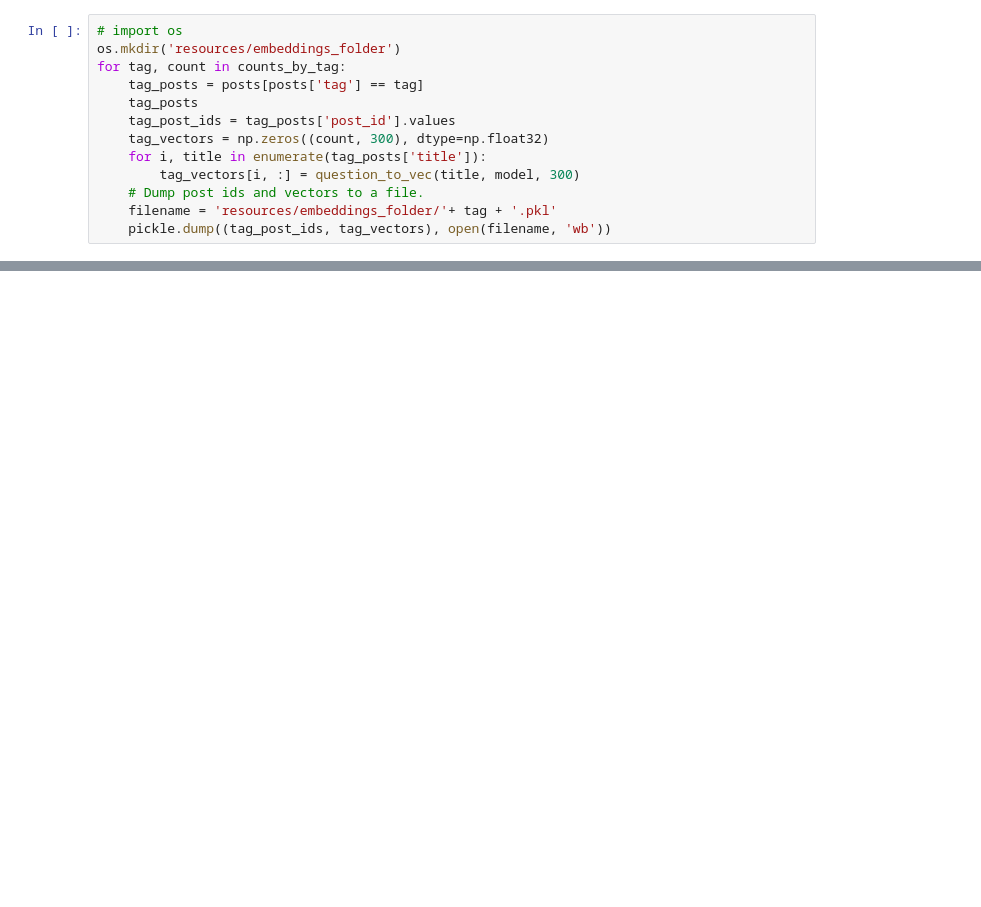
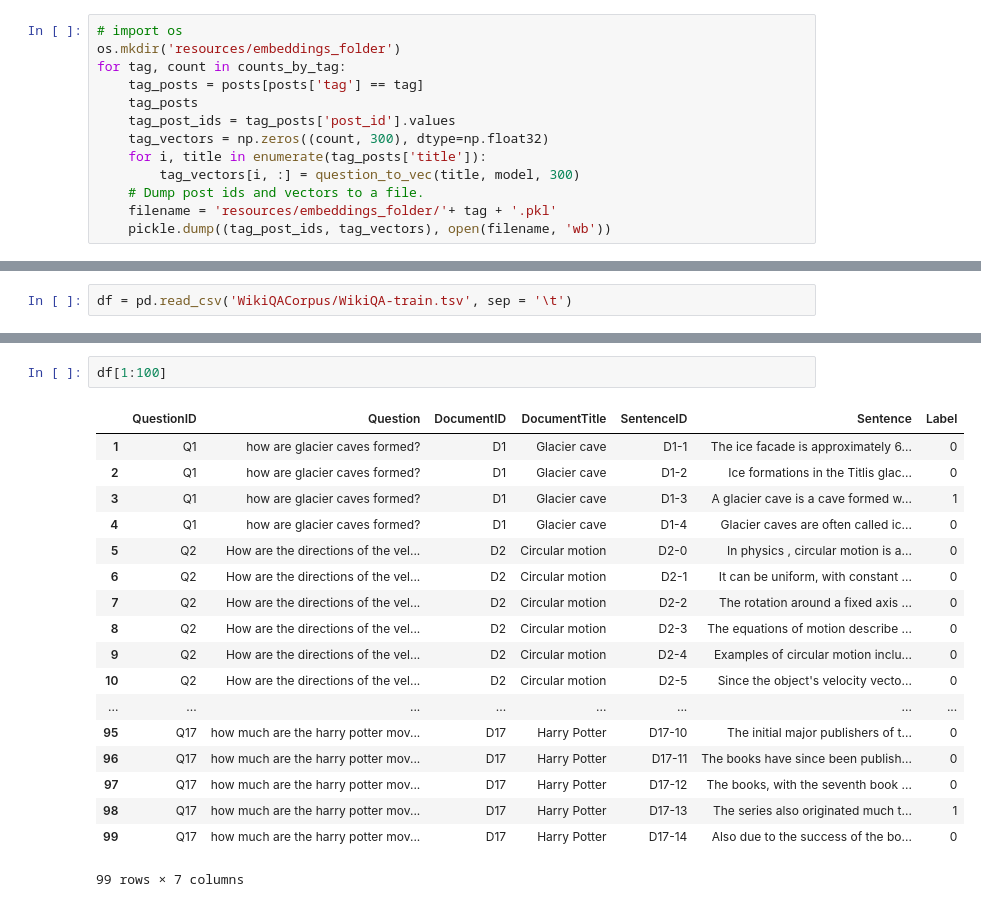
Before and after one commit to melsayed-7/ChatBot-Project, a Jupyter notebook: Code_2.ipynb, the cells around one changed output, grey strips where cells are left out. Cells and saved outputs as stored; diff of their text form; blank space fills up the shorter version.

```diff
--- a/Code_2.ipynb
+++ b/Code_2.ipynb
@@ -532,0 +518,2 @@ array([5947137])
+# %%
+df = pd.read_csv('WikiQACorpus/WikiQA-train.tsv', sep = '\t')
@@ -532,0 +680,21 @@ array([5947137])
+# %%
+df[1:100]
+# %% [output]
+|  | QuestionID | Question | DocumentID | DocumentTitle | SentenceID | Sentence | Label |
+| 1 | Q1 | how are glacier caves formed? | D1 | Glacier cave | D1-1 | The ice facade is approximately 6... | 0 |
+| 2 | Q1 | how are glacier caves formed? | D1 | Glacier cave | D1-2 | Ice formations in the Titlis glac... | 0 |
+| 3 | Q1 | how are glacier caves formed? | D1 | Glacier cave | D1-3 | A glacier cave is a cave formed w... | 1 |
+| 4 | Q1 | how are glacier caves formed? | D1 | Glacier cave | D1-4 | Glacier caves are often called ic... | 0 |
+| 5 | Q2 | How are the directions of the vel... | D2 | Circular motion | D2-0 | In physics , circular motion is a... | 0 |
+| 6 | Q2 | How are the directions of the vel... | D2 | Circular motion | D2-1 | It can be uniform, with constant ... | 0 |
+| 7 | Q2 | How are the directions of the vel... | D2 | Circular motion | D2-2 | The rotation around a fixed axis ... | 0 |
+| 8 | Q2 | How are the directions of the vel... | D2 | Circular motion | D2-3 | The equations of motion describe ... | 0 |
+| 9 | Q2 | How are the directions of the vel... | D2 | Circular motion | D2-4 | Examples of circular motion inclu... | 0 |
+| 10 | Q2 | How are the directions of the vel... | D2 | Circular motion | D2-5 | Since the object's velocity vecto... | 0 |
+| ... | ... | ... | ... | ... | ... | ... | ... |
+| 95 | Q17 | how much are the harry potter mov... | D17 | Harry Potter | D17-10 | The initial major publishers of t... | 0 |
+| 96 | Q17 | how much are the harry potter mov... | D17 | Harry Potter | D17-11 | The books have since been publish... | 0 |
+| 97 | Q17 | how much are the harry potter mov... | D17 | Harry Potter | D17-12 | The books, with the seventh book ... | 0 |
+| 98 | Q17 | how much are the harry potter mov... | D17 | Harry Potter | D17-13 | The series also originated much t... | 1 |
+| 99 | Q17 | how much are the harry potter mov... | D17 | Harry Potter | D17-14 | Also due to the success of the bo... | 0 |
+99 rows × 7 columns
```
Also changed, not shown: parts of 47 cells of this notebook.
